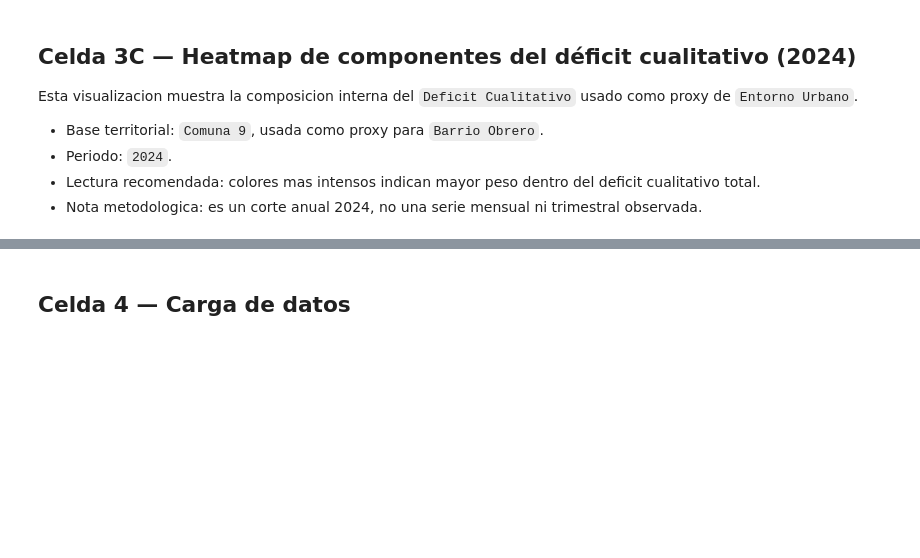
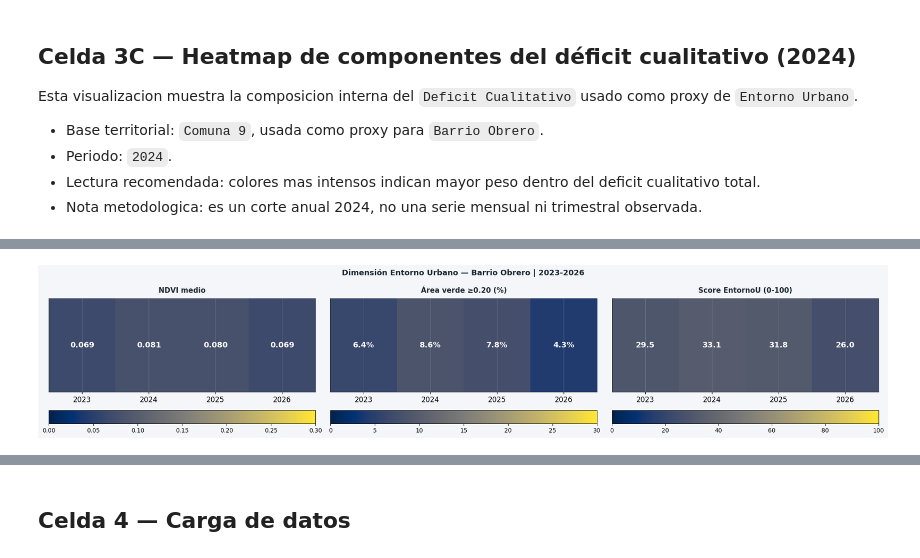
Before and after one commit to Pabandres85/Itt_repos_cali, a Jupyter notebook: notebooks/03_itt_barrio_obrero.ipynb, the cells around one changed output, grey strips where cells are left out. Saved outputs shown, nothing was run; the diff lists cells and outputs as text; code cells hidden in the pictures; blank space fills up the shorter version.

```diff
--- a/notebooks/03_itt_barrio_obrero.ipynb
+++ b/notebooks/03_itt_barrio_obrero.ipynb
@@ -218,9 +218,9 @@ FUENTE_ENTORNO_U = globals().get('FUENTE_ENTORNO_U', 'Pulmon de Oriente (referen
 DETALLE_ENTORNO_U = globals().get('DETALLE_ENTORNO_U', f'Score fijo heredado={REF_ENTORNO_U:.1f}')
 
 PATH_PROXY_ENTORNO = [
-    Path('/content/itt_repos_cali/data/referencia/BD_DEFICIT_HABITACIONAL_COM_CORREG_2024 (1).xlsx'),
-    Path('data/referencia/BD_DEFICIT_HABITACIONAL_COM_CORREG_2024 (1).xlsx'),
-    Path('./data/referencia/BD_DEFICIT_HABITACIONAL_COM_CORREG_2024 (1).xlsx'),
+    Path('/content/itt_repos_cali/data/referencia/vivienda/BD_DEFICIT_HABITACIONAL_COM_CORREG_2024 (1).xlsx'),
+    Path('data/referencia/vivienda/BD_DEFICIT_HABITACIONAL_COM_CORREG_2024 (1).xlsx'),
+    Path('./data/referencia/vivienda/BD_DEFICIT_HABITACIONAL_COM_CORREG_2024 (1).xlsx'),
 ]
 
 proxy_path = next((p for p in PATH_PROXY_ENTORNO if p.exists()), None)
@@ -396,0 +539,30 @@ No hay fila de Comuna 9 cargada desde el Excel de referencia.
+# %%
+# ── Celda EU-3: heatmap Entorno Urbano ───────────────────────────────────────
+fig, axes = plt.subplots(1, 3, figsize=(20, 4), facecolor=BG)
+fig.suptitle('Dimensión Entorno Urbano — Barrio Obrero | 2023-2026',
+             fontsize=13, fontweight='bold', color='#1B2631')
+
+df_e = df_eu.set_index('año').reindex(ANIOS)
+configs_hm = [
+    ('ndvi_mean',       'NDVI medio',            'cividis', 0,    0.30, ''),
+    ('pct_verde',       'Área verde ≥0.20 (%)',  'cividis', 0,    30,   '%'),
+    ('score_entorno_u', 'Score EntornoU (0-100)', 'cividis', 0,   100,  ''),
+]
+for ax, (col, titulo, cmap, vmin, vmax, sfx) in zip(axes, configs_hm):
+    vals = df_e[col].values.astype(float).reshape(1, -1)
+    im = ax.imshow(vals, cmap=cmap, aspect='auto', vmin=vmin, vmax=vmax)
+    ax.set_xticks(range(len(ANIOS))); ax.set_xticklabels(ANIOS, fontsize=12)
+    ax.set_yticks([])
+    ax.set_title(titulo, fontweight='bold', pad=10, color='#1B2631')
+    for j, v in enumerate(vals[0]):
+        fmt = f'{v:.3f}' if col == 'ndvi_mean' else f'{v:.1f}{sfx}'
+        txt = fmt if not np.isnan(v) else 'S/D'
+        ax.text(j, 0, txt, ha='center', va='center',
+                fontsize=13, fontweight='bold', color='white')
+    plt.colorbar(im, ax=ax, orientation='horizontal', pad=0.14)
+
+plt.tight_layout()
+plt.savefig('itt_obrero_entorno_heatmap.png', dpi=150, bbox_inches='tight', facecolor=BG)
+plt.show()
+# %% [output]
+[figure, added]
```
Also changed, not shown: parts of 10 cells of this notebook.
